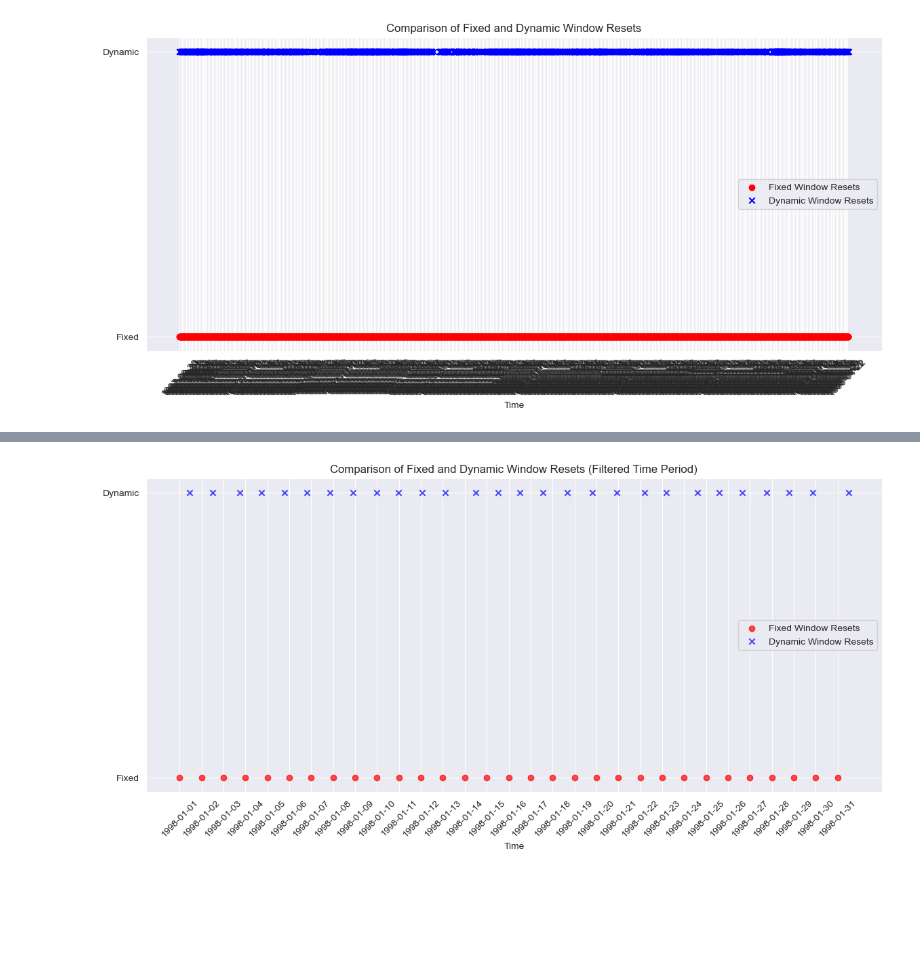
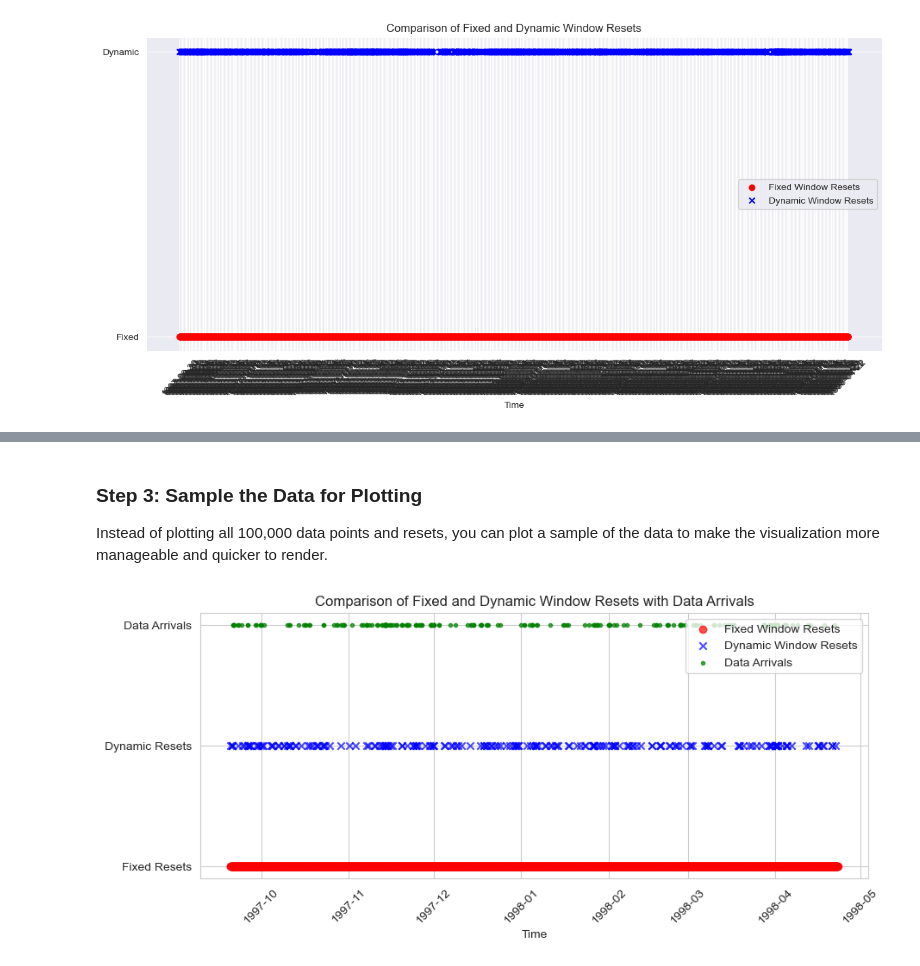
Before and after one commit to JinyangLi01/DFMonitor, a Jupyter notebook: experiments/movielens/river100K/Accuracy_diff/hoeffding_tree/window_time_analysis/time_window_comparison.ipynb, the cells around one changed output, grey strips where cells are left out. Drawn from its saved outputs; the diff is of its cells as text; code cells hidden in the pictures; blank space fills up the shorter version.

```diff
--- a/experiments/movielens/river100K/Accuracy_diff/hoeffding_tree/window_time_analysis/time_window_comparison.ipynb
+++ b/experiments/movielens/river100K/Accuracy_diff/hoeffding_tree/window_time_analysis/time_window_comparison.ipynb
@@ -676,11 +702,17 @@ Number of dynamic window resets: 2271
 # %%
-# Ensure both lists are of equal length for comparison, or handle if one list is longer
-min_length = min(len(fixed_reset_times), len(dynamic_reset_times))
+import numpy as np
 
-# Calculate differences between corresponding resets
-reset_diffs = [(dynamic_reset_times[i] - fixed_reset_times[i]).total_seconds() for i in range(min_length)]
-print("Differences between corresponding resets (in seconds):")
-print(reset_diffs)
+# Ensure the lists are sorted (if not already)
+fixed_window_times = sorted(fixed_window_times)
+dynamic_window_times = sorted(dynamic_window_times)
+
+# Find the closest dynamic reset for each fixed reset
+fixed_to_dynamic_gaps = [min(abs(fixed - dynamic) for dynamic in dynamic_window_times) for fixed in fixed_window_times]
+
+# Convert the gaps to seconds (or minutes) and print
+fixed_to_dynamic_gaps_in_minutes = [gap.total_seconds() / 60 for gap in fixed_to_dynamic_gaps]
+print("Time gaps between each fixed reset and the nearest dynamic reset (in minutes):")
+print(fixed_to_dynamic_gaps_in_minutes)
 # %% [output]
 Differences between corresponding resets (in seconds):
 [3628.0, 1896.0, 35498.0, 38776.0, 38473.0, 38286.0, 38027.0, 36482.0, 35447.0, 33745.0, 31982.0, 31327.0, 37543.0, 37547.0, 38158.0, 36939.0, 42003.0, 41337.0, 39664.0, 38273.0, 37036.0, 36393.0, 496 ...
@@ -763,28 +790,42 @@ ValueError: The number of FixedLocator locations (258), usually from a call to s
+# %% [markdown]
+### Step 3: Sample the Data for Plotting
+Instead of plotting all 100,000 data points and resets, you can plot a sample of the data to make the visualization more manageable and quicker to render.
 # %%
-# Filter reset times for a specific time period (e.g., from 1998-01-01 to 1998-01-15)
-start_date = datetime.strptime('1998-01-01', '%Y-%m-%d')
-end_date = datetime.strptime('1998-02-01', '%Y-%m-%d')
+import numpy as np
+import matplotlib.pyplot as plt
 
-# Filter the reset times within the desired period
-fixed_filtered = [dt for dt in fixed_reset_times if start_date <= dt <= end_date]
-dynamic_filtered = [dt for dt in dynamic_reset_times if start_date <= dt <= end_date]
+# Convert fixed window reset times to datetime if necessary
+fixed_window_times_np = np.array(pd.to_datetime(fixed_window_times), dtype='datetime64[s]')
+dynamic_window_times_np = np.array(pd.to_datetime(dynamic_window_times), dtype='datetime64[s]')
+data_arrival_times_np = np.array(pd.to_datetime(data_arrival_times), dtype='datetime64[s]')
 
-# Convert to numeric timestamps for plotting
-fixed_times_numeric = [dt.timestamp() for dt in fixed_filtered]
-dynamic_times_numeric = [dt.timestamp() for dt in dynamic_filtered]
+# Plot all fixed resets (since they are evenly spaced, they should be plotted fully)
+fixed_sample = fixed_window_times_np  # Plot all fixed resets
 
-# Plot filtered data
-plt.figure(figsize=(14, 6))
+# Sample dynamic resets and data arrivals
+sample_size = 200
+dynamic_sample = np.random.choice(dynamic_window_times_np, sample_size, replace=False)
+arrival_sample = np.random.choice(data_arrival_times_np, sample_size, replace=False)
 
-plt.scatter(fixed_times_numeric, [1] * len(fixed_times_numeric), color='red', label='Fixed Window Resets', marker='o', alpha=0.7)
-plt.scatter(dynamic_times_numeric, [1.5] * len(dynamic_times_numeric), color='blue', label='Dynamic Window Resets', marker='x', alpha=0.7)
+# Plot the reset times and data arrival times
+plt.figure(figsize=(10, 4))
 
-plt.xticks(ticks=fixed_times_numeric, labels=[dt.strftime('%Y-%m-%d') for dt in fixed_filtered], rotation=45)
+# Plot fixed window reset times as red circles (y=1)
+plt.scatter(fixed_sample, [1] * len(fixed_sample), color='red', label='Fixed Window Resets', marker='o', alpha=0.7)
 
-plt.yticks([1, 1.5], ['Fixed', 'Dynamic'])
+# Plot dynamic window reset times as blue crosses (y=2)
+plt.scatter(dynamic_sample, [2] * len(dynamic_sample), color='blue', label='Dynamic Window Resets', marker='x', alpha=0.7)
+
+# Plot data arrival times as green dots (y=3)
+plt.scatter(arrival_sample, [3] * len(arrival_sample), color='green', label='Data Arrivals', marker='.', alpha=0.7)
+
+# Format the plot
+plt.xticks(rotation=45)
+plt.yticks([1, 2, 3], ['Fixed Resets', 'Dynamic Resets', 'Data Arrivals'])
 plt.xlabel('Time')
-plt.title('Comparison of Fixed and Dynamic Window Resets (Filtered Time Period)')
+plt.title('Comparison of Fixed and Dynamic Window Resets with Data Arrivals')
 plt.legend()
+plt.grid(True)
 plt.show()
 # %% [output]
-[figure, old version]
+[figure, new version]
```
Also changed, not shown: parts of 15 cells of this notebook, 7 other files.
